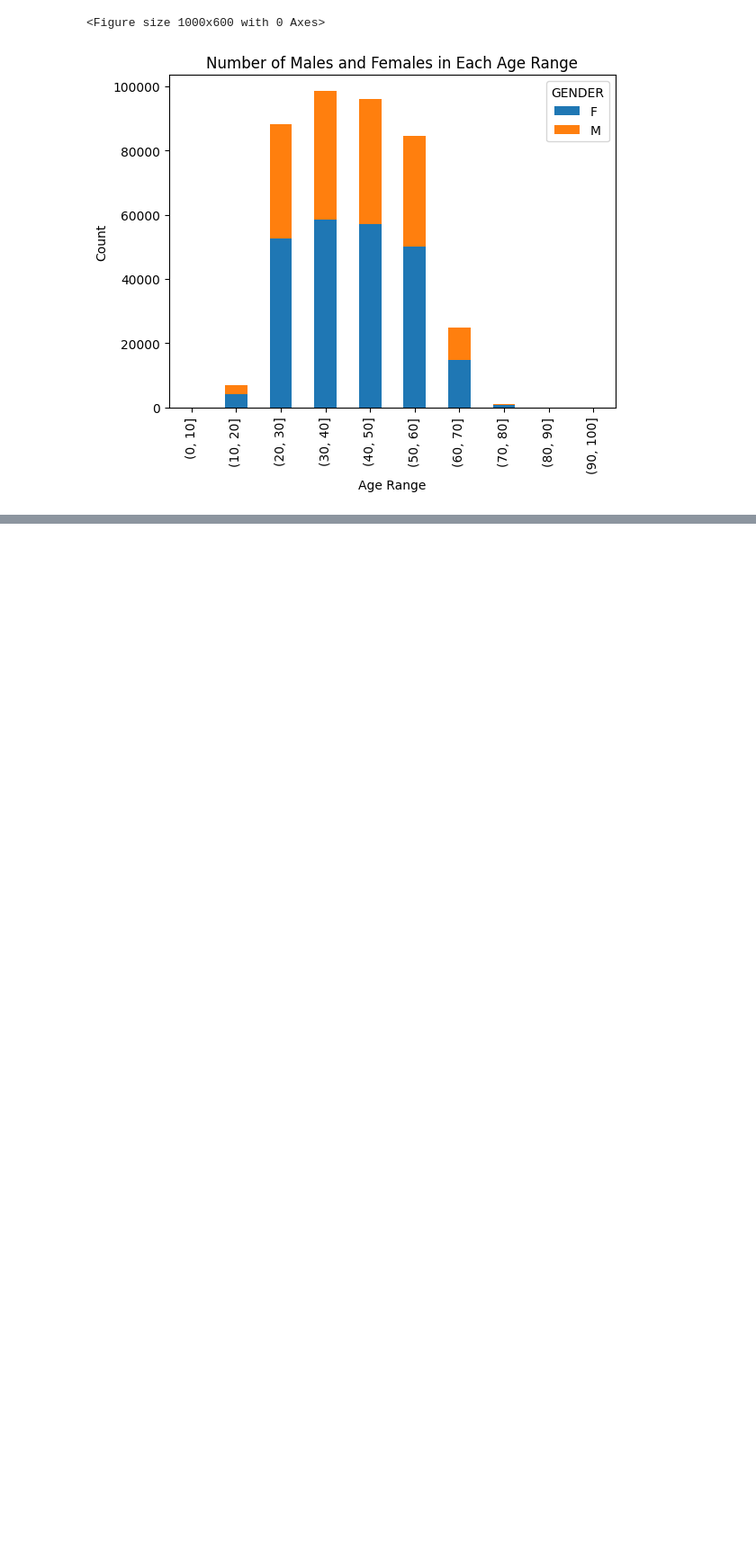
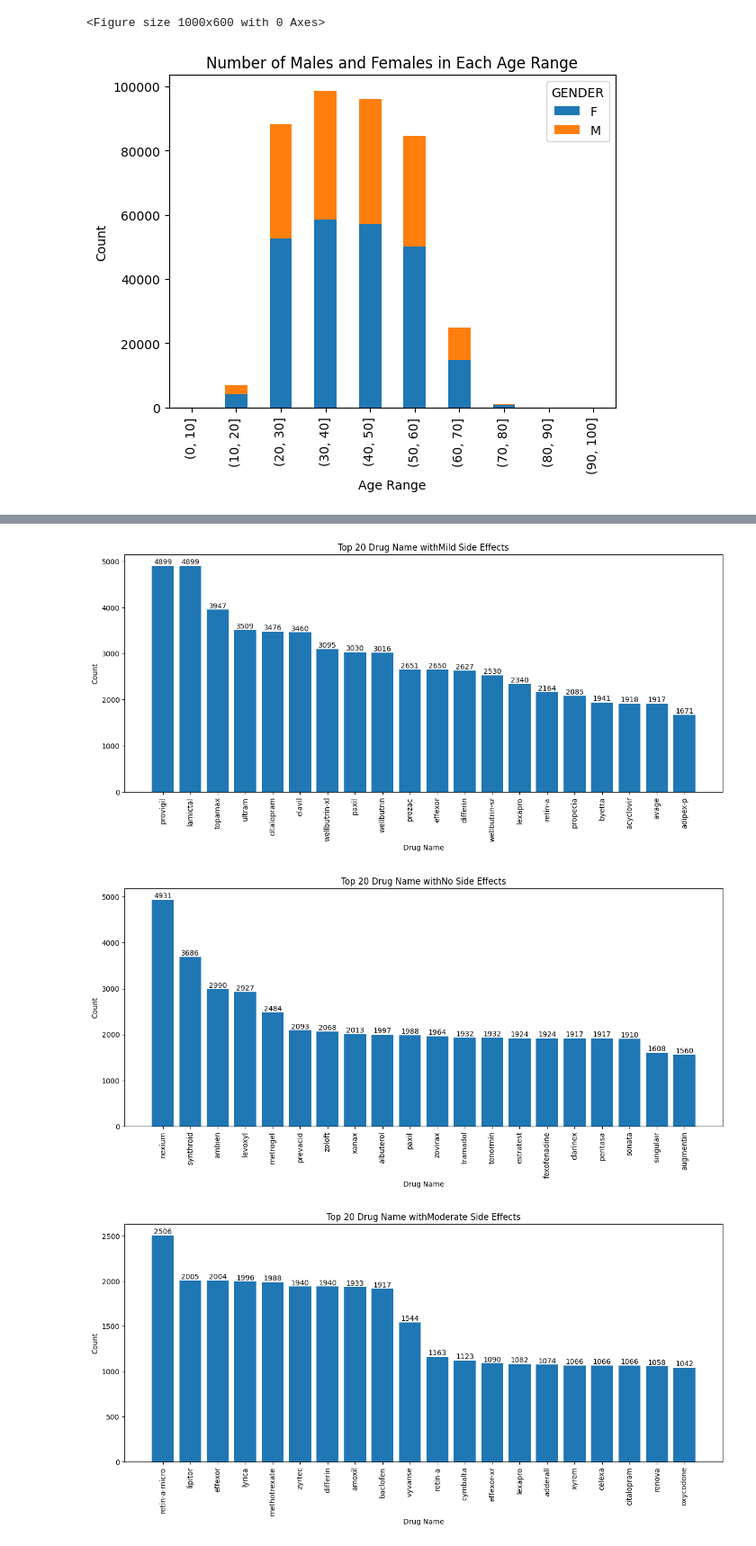
Before and after one commit to Pinnacle443/Drug-Trial, a Jupyter notebook: TCS Intership.ipynb, the cells around one changed output, grey strips where cells are left out. Shown at 90% size. Saved outputs shown, nothing was run; the diff lists cells and outputs as text; code cells hidden in the pictures; blank space fills up the shorter version.

```diff
--- a/TCS Intership.ipynb
+++ b/TCS Intership.ipynb
@@ -164,0 +191,44 @@ fig.show()
+# %%
+# Define the side effect categories
+
+side_effect_categories = ["Mild Side Effects", "No Side Effects", "Moderate Side Effects", "Severe Side Effects", "Extremely Severe Side Effects"]
+
+# Iterate over each side effect category
+
+for category in side_effect_categories:
+    # Filter the data for specific side effect category
+    filtered_data = data[data['SIDE EFFECTS'] ==category]
+
+    # count the occurences of each drug name
+    drug_counts = filtered_data["DRUG NAME"].value_counts()
+
+    # Sort the drug names based on the counts
+    sorted_drug = drug_counts.sort_values(ascending=False)
+
+    # Select the top 20 drug names
+    top_20_drugs = sorted_drug.head(20)
+
+    # Create a bar plot to display the top 20 drug name
+    plt.figure(figsize=(15, 6))
+    plt.bar(top_20_drugs.index, top_20_drugs.values)
+
+    # Add labels and title
+    plt.xlabel("Drug Name")
+    plt.ylabel("Count")
+    plt.title(f"Top 20 Drug Name with{category}")
+
+    # Rotate x-axis labels if needed
+    plt.xticks(rotation = "vertical")
+
+    # Add count values on top of each other
+    for i, value in enumerate(top_20_drugs.values):
+        plt.text(i, value, str(value), ha="center", va="bottom")
+
+    # Display the plot
+    plt.show(
+
+    )
+# %% [output]
+[figure, added]
+[figure, added]
+[figure, added]
```
Also changed, not shown: parts of 11 cells of this notebook.
